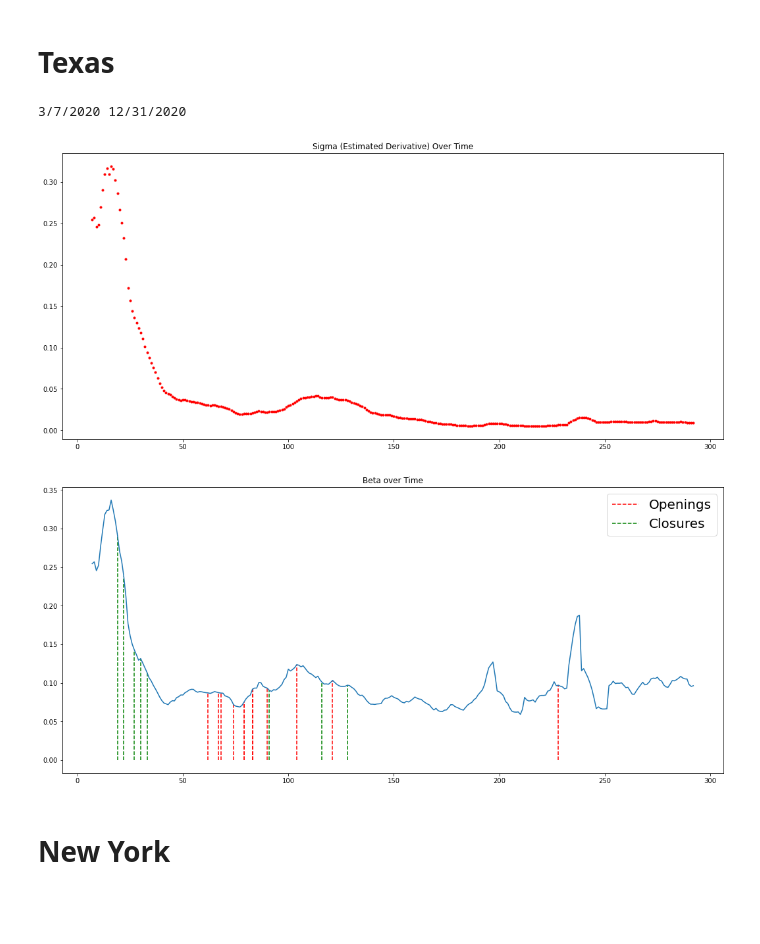
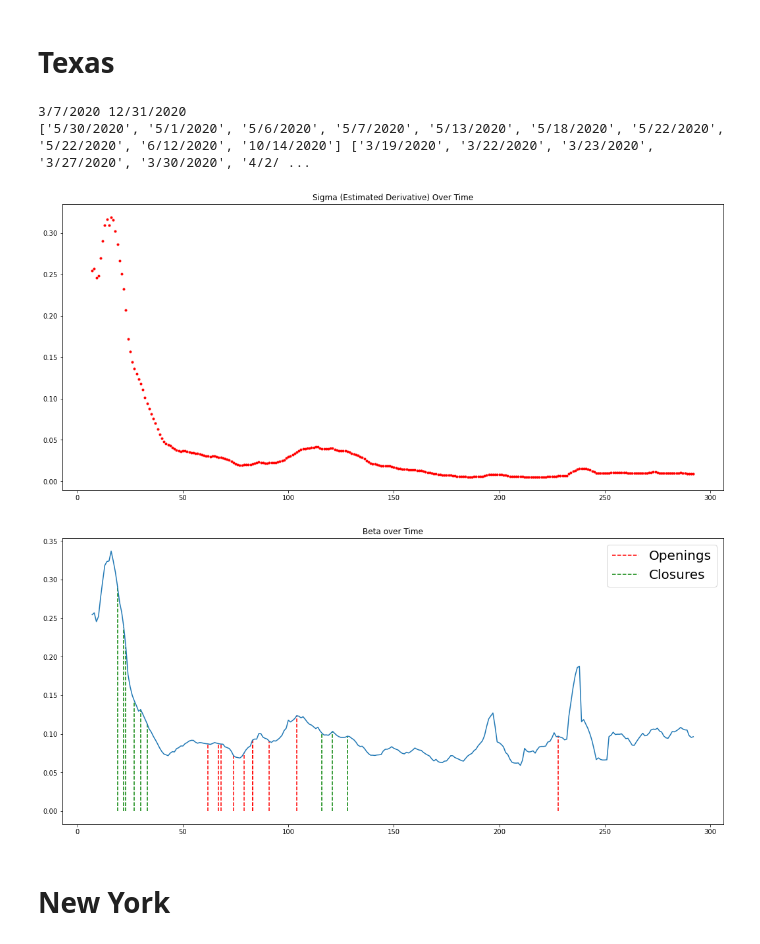
Before and after one commit to holiday-pettijohn/COVID-Tracking-Biola-Summer, a Jupyter notebook: Code/Beta Approximation.ipynb, the cells around one changed output. Saved outputs shown, nothing was run; the diff lists cells and outputs as text; code cells hidden in the pictures; blank space fills up the shorter version.

```diff
--- a/Code/Beta Approximation.ipynb
+++ b/Code/Beta Approximation.ipynb
@@ -94,13 +94,15 @@ def getOandC(filename):
     csvfile=open(filename, newline='', encoding='UTF-8')
     rd = csv.reader(csvfile, delimiter=',')
     data=[]
+
     for lv in rd: #generating the data matrix
         data.append(lv)
     aData=(data[1:])
+
     for i in range(len(aData)):
-        if(aData[i][1] == "Closure"):
+        if("Closure" in aData[i][1]):
             C.append(aData[i][0])
-        if(aData[i][1] == "Opening"):
+        if("Opening" in aData[i][1]):
             O.append(aData[i][0])
     return O,C
 
@@ -109,7 +111,7 @@ def displayOandC(filename, beta, ax, dates, window):
 
 
     Opening, Closure = getOandC(filename)
-
+    print(Opening,Closure)
     Oind = []
     Cind = []
 
@@ -156,35 +158,36 @@ dates, infectRaw, recovRaw, deadRaw = SIRD_Model.loadData(pathc + filename)
 pop = 29000000
 numDays = 300
 daysToPredict = 30
 infect = infectRaw[0:numDays]
 dead = deadRaw[0:numDays]
 
 gamma = getGamma(infect,dead)
 q = 0.0754
 window = 15
 hWin = window // 2
 beta = getBeta(pop, q, infect, dead, window)
 #print(gamma, beta)
 
 x = np.arange(hWin,len(beta)+hWin)
 
 fig, ax = plt.subplots(figsize = (18,8))
 ax.plot(x,beta)
 ax.set_title("Beta over Time")
 #plt.yscale("log")
 print(dates[0],dates[299])
 
 pathc="../Data/State Closure Data/"
 # modify the path syntax based on the current platform
 if platform.system() == "Windows":
     pathc.replace("/", "\\")
 
-file = "Texas closure data.csv"
+file = "Texas closure data -2.csv"
 displayOandC(pathc + file, beta, ax, dates,window)
 # %% [output]
 3/7/2020 12/31/2020
+['5/30/2020', '5/1/2020', '5/6/2020', '5/7/2020', '5/13/2020', '5/18/2020', '5/22/2020', '5/22/2020', '6/12/2020', '10/14/2020'] ['3/19/2020', '3/22/2020', '3/23/2020', '3/27/2020', '3/30/2020', '4/2/ ...
 [figure]
-[figure, old version]
+[figure, new version]
 # %% [markdown]
 # New York
 # %%
```
Also changed, not shown: 9 other files.
